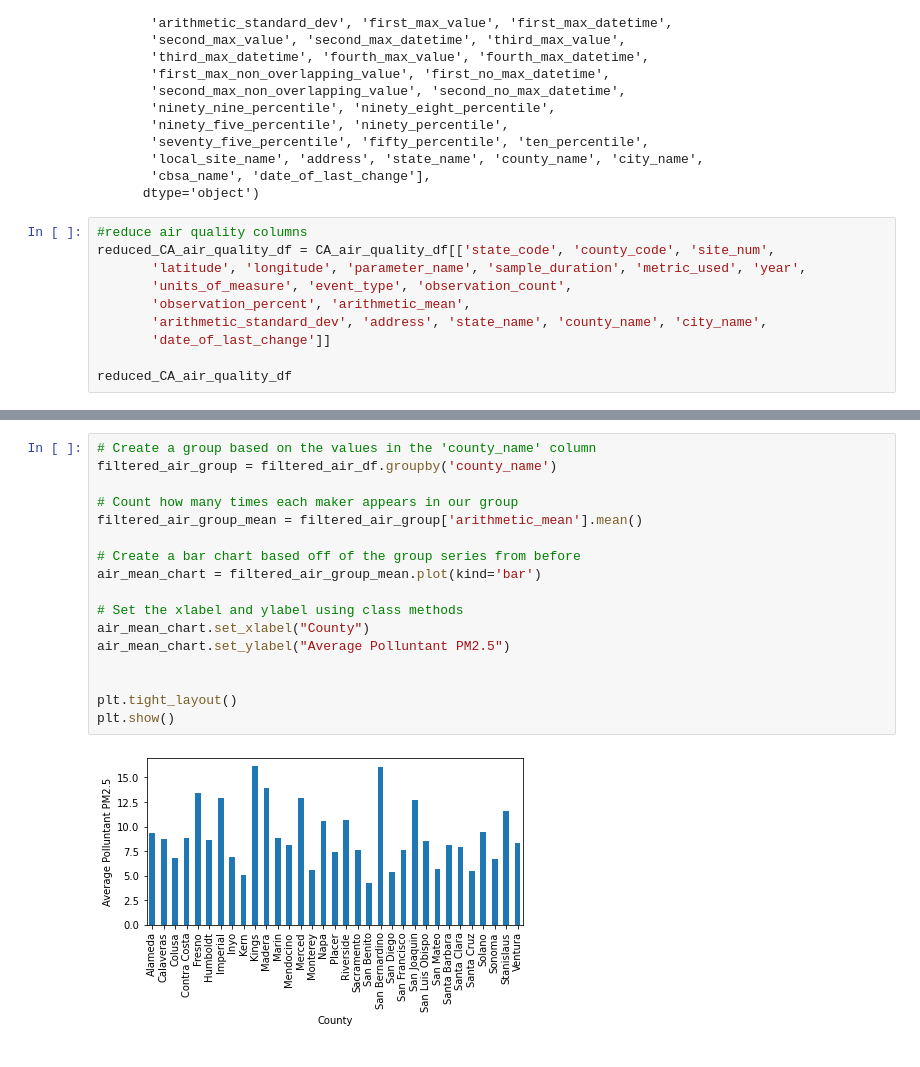
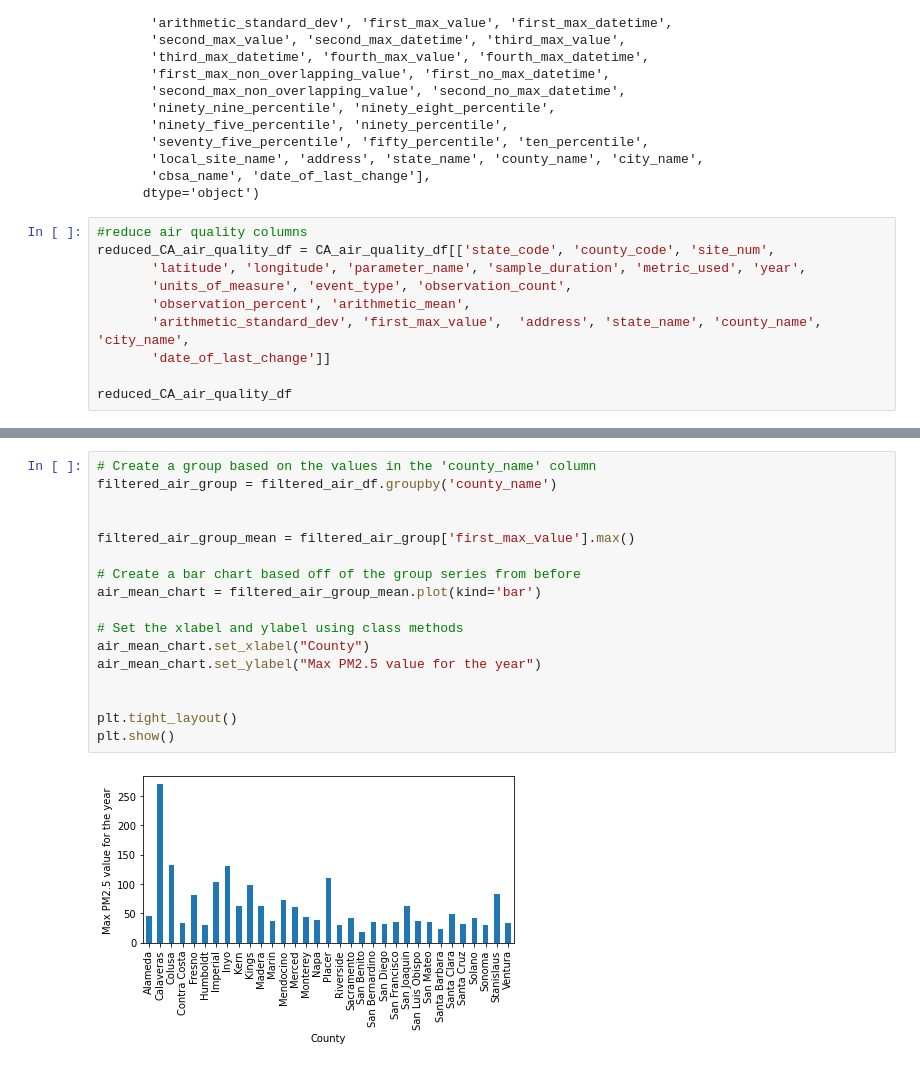
Before and after one commit to Jagjeet/fire-analysis-project, a Jupyter notebook: CorrelationOfCountiesAirAndFire2015.ipynb, the cells around one changed output, grey strips where cells are left out. Saved outputs shown, nothing was run; the diff lists cells and outputs as text.

```diff
--- a/CorrelationOfCountiesAirAndFire2015.ipynb
+++ b/CorrelationOfCountiesAirAndFire2015.ipynb
@@ -233,7 +233,7 @@ reduced_CA_air_quality_df = CA_air_quality_df[['state_code', 'county_code', 'sit
        'latitude', 'longitude', 'parameter_name', 'sample_duration', 'metric_used', 'year',
        'units_of_measure', 'event_type', 'observation_count',
        'observation_percent', 'arithmetic_mean',
-       'arithmetic_standard_dev', 'address', 'state_name', 'county_name', 'city_name',
+       'arithmetic_standard_dev', 'first_max_value',  'address', 'state_name', 'county_name', 'city_name',
        'date_of_last_change']]
 
 reduced_CA_air_quality_df
@@ -275,22 +275,22 @@ filtered_air_df
 # %%
 # Create a group based on the values in the 'county_name' column
 filtered_air_group = filtered_air_df.groupby('county_name')
 
-# Count how many times each maker appears in our group
-filtered_air_group_mean = filtered_air_group['arithmetic_mean'].mean()
+
+filtered_air_group_mean = filtered_air_group['first_max_value'].max()
 
 # Create a bar chart based off of the group series from before
 air_mean_chart = filtered_air_group_mean.plot(kind='bar')
 
 # Set the xlabel and ylabel using class methods
 air_mean_chart.set_xlabel("County")
-air_mean_chart.set_ylabel("Average Polluntant PM2.5")
+air_mean_chart.set_ylabel("Max PM2.5 value for the year")
 
 
 plt.tight_layout()
 plt.show()
 # %% [output]
-[figure, old version]
+[figure, new version]
 # %%
 #Analysis - possible correlation of counties with worse air quality and fires
 #plot two counties side by side fire vs air quality
```
Also changed, not shown: parts of 3 cells of this notebook, 2 other files.
